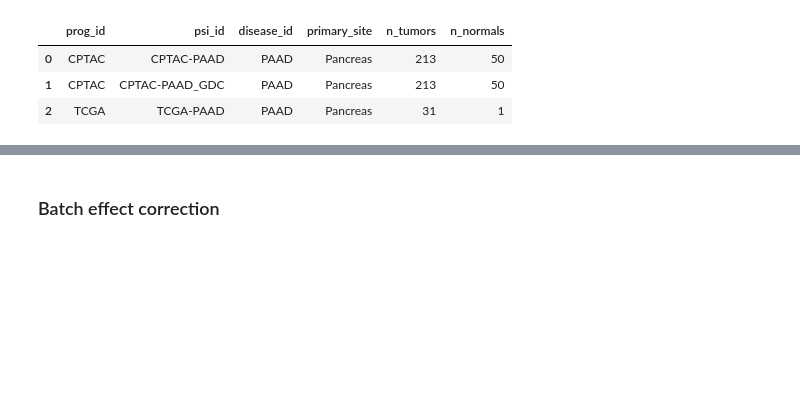
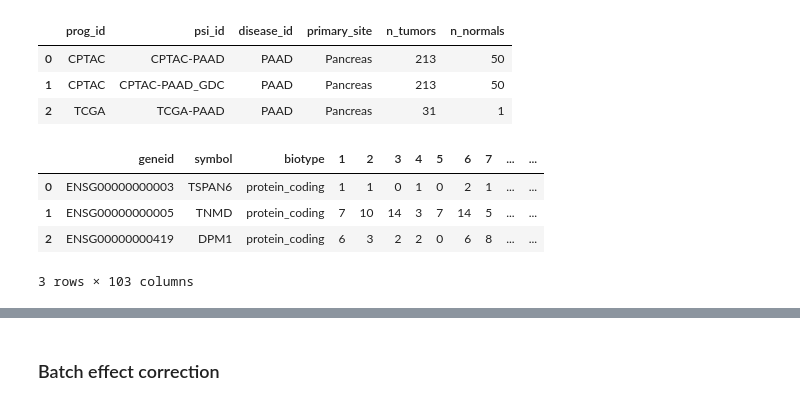
Before and after one commit to flalix/perturb_agent, a Jupyter notebook: notebooks/mtp_TCGA_55_PSI_all_PAADs_calc_all_Cluster_DEGs.ipynb, the cells around one changed output, grey strips where cells are left out. Drawn from its saved outputs; the diff is of its cells as text; code cells hidden in the pictures; blank space fills up the shorter version.

```diff
--- a/notebooks/mtp_TCGA_55_PSI_all_PAADs_calc_all_Cluster_DEGs.ipynb
+++ b/notebooks/mtp_TCGA_55_PSI_all_PAADs_calc_all_Cluster_DEGs.ipynb
@@ -201,3 +200,11 @@ df_summ
 | 0 | CPTAC | CPTAC-PAAD | PAAD | Pancreas | 213 | 50 |
 | 1 | CPTAC | CPTAC-PAAD_GDC | PAAD | Pancreas | 213 | 50 |
 | 2 | TCGA | TCGA-PAAD | PAAD | Pancreas | 31 | 1 |
+# %%
+dfn_normal.head(3)
+# %% [output]
+|  | geneid | symbol | biotype | 1 | 2 | 3 | 4 | 5 | 6 | 7 | ... | ... |
+| 0 | ENSG00000000003 | TSPAN6 | protein_coding | 1 | 1 | 0 | 1 | 0 | 2 | 1 | ... | ... |
+| 1 | ENSG00000000005 | TNMD | protein_coding | 7 | 10 | 14 | 3 | 7 | 14 | 5 | ... | ... |
+| 2 | ENSG00000000419 | DPM1 | protein_coding | 6 | 3 | 2 | 2 | 0 | 6 | 8 | ... | ... |
+3 rows × 103 columns
```
Also changed, not shown: parts of 9 cells of this notebook, 6 other files.
